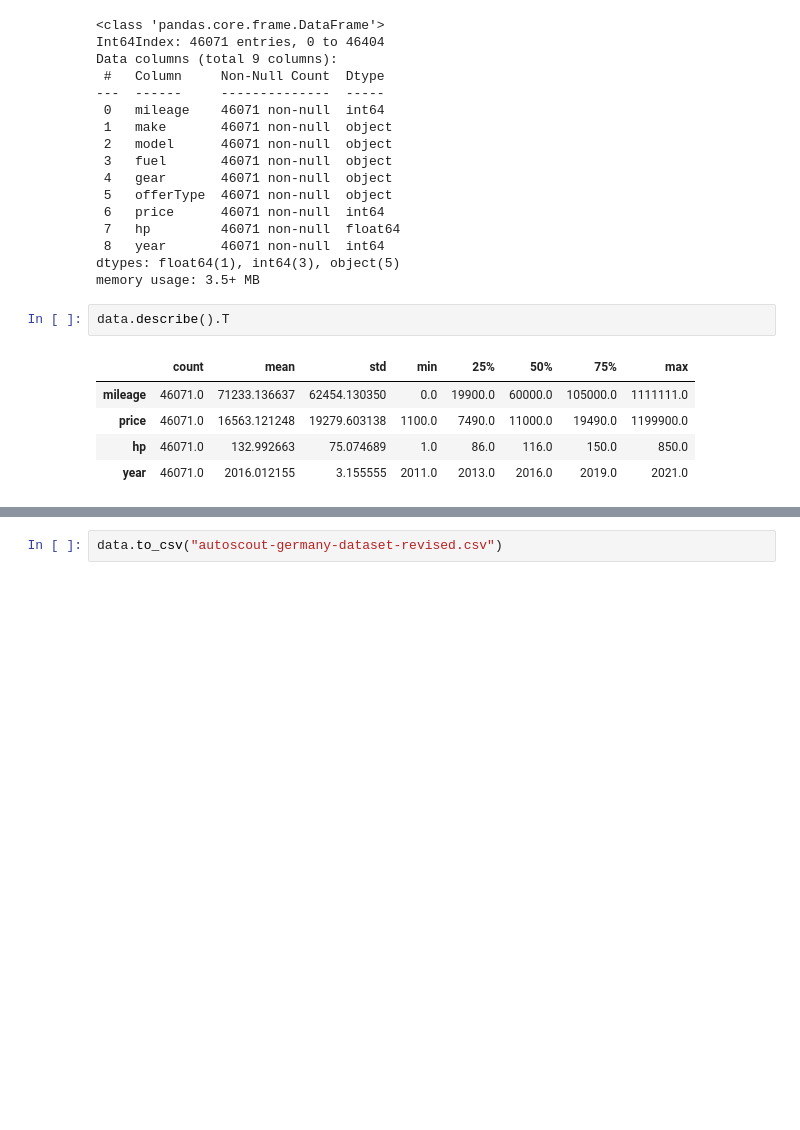
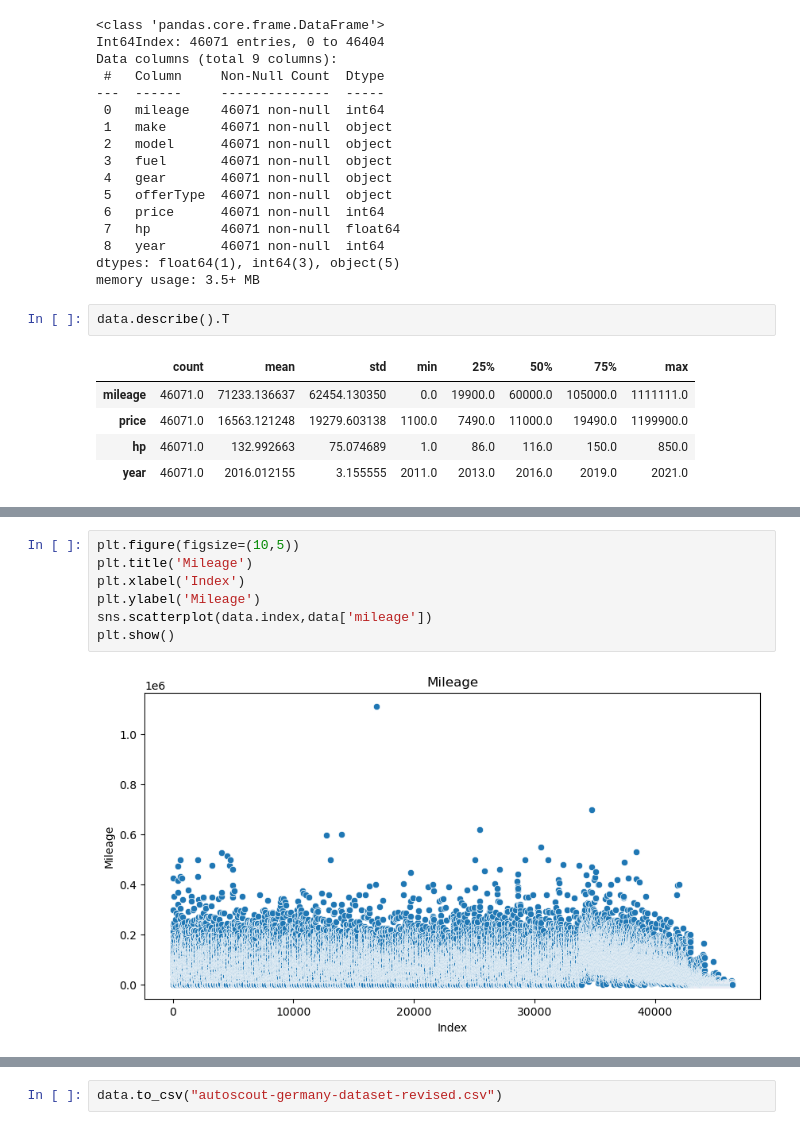
Before and after one commit to harrizazham98/DataScienceProj, a Jupyter notebook: 005_CarPurchase/eda.ipynb, the cells around one changed output, grey strips where cells are left out. Drawn from its saved outputs; the diff is of its cells as text; blank space fills up the shorter version.

```diff
--- a/005_CarPurchase/eda.ipynb
+++ b/005_CarPurchase/eda.ipynb
@@ -78,0 +88,9 @@ data.describe().T
+# %%
+plt.figure(figsize=(10,5))
+plt.title('Mileage')
+plt.xlabel('Index')
+plt.ylabel('Mileage')
+sns.scatterplot(data.index,data['mileage'])
+plt.show()
+# %% [output]
+[figure, added]
```
Also changed, not shown: parts of 63 cells of this notebook, 1 other file.
